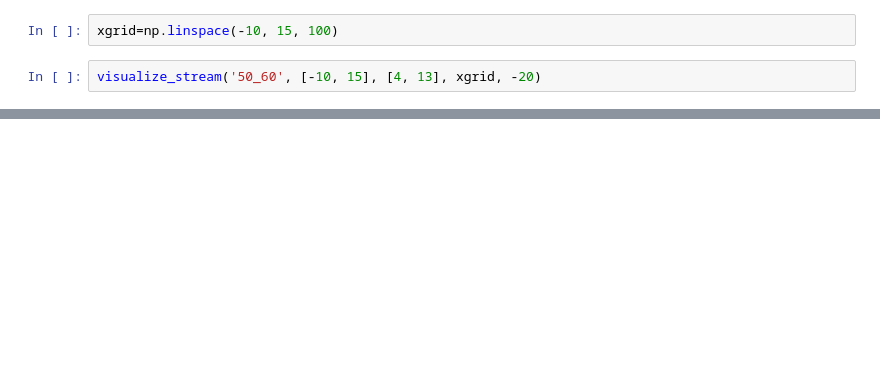
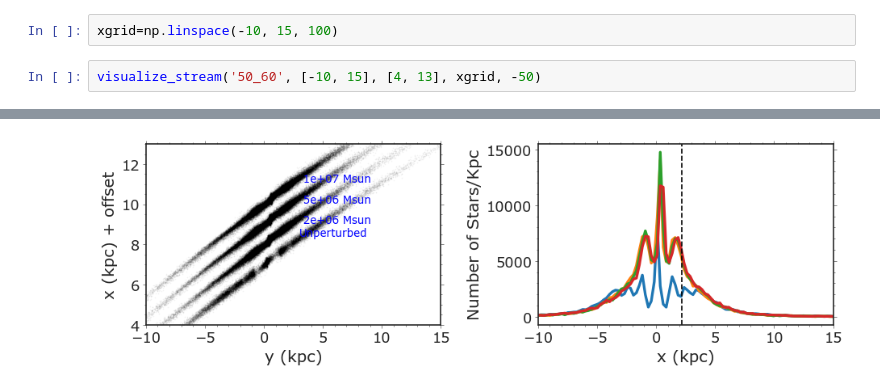
Before and after one commit to caganze/stellarstreams, a Jupyter notebook: notebooks/Poster Figures .ipynb, the cells around one changed output, grey strips where cells are left out. Saved outputs shown, nothing was run; the diff lists cells and outputs as text; blank space fills up the shorter version.

```diff
--- a/notebooks/Poster Figures .ipynb
+++ b/notebooks/Poster Figures .ipynb
@@ -106,5 +109,5 @@ visualize_stream('10_20', [-4, 6], [4., 12], xgrid, -50)
 # %%
 xgrid=np.linspace(-10, 15, 100)
 # %%
-visualize_stream('50_60', [-10, 15], [4, 13], xgrid, -20)
+visualize_stream('50_60', [-10, 15], [4, 13], xgrid, -50)
 # %% [output]
@@ -113,3 +114,4 @@ visualize_stream('50_60', [-10, 15], [4, 13], xgrid, -20)
+[figure, added]
 # %%
 visualize_stream('30_40', [-10, 10], [4, 13], xgrid, -50)
 # %% [output]
```
Also changed, not shown: parts of 5 cells of this notebook, 8 other files.
